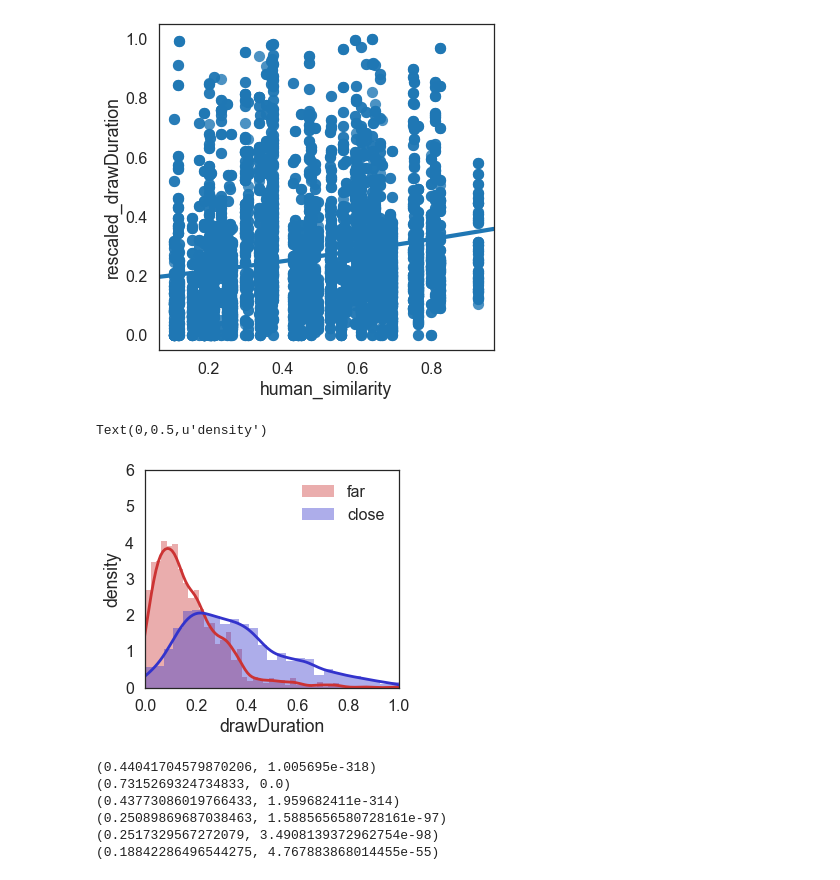
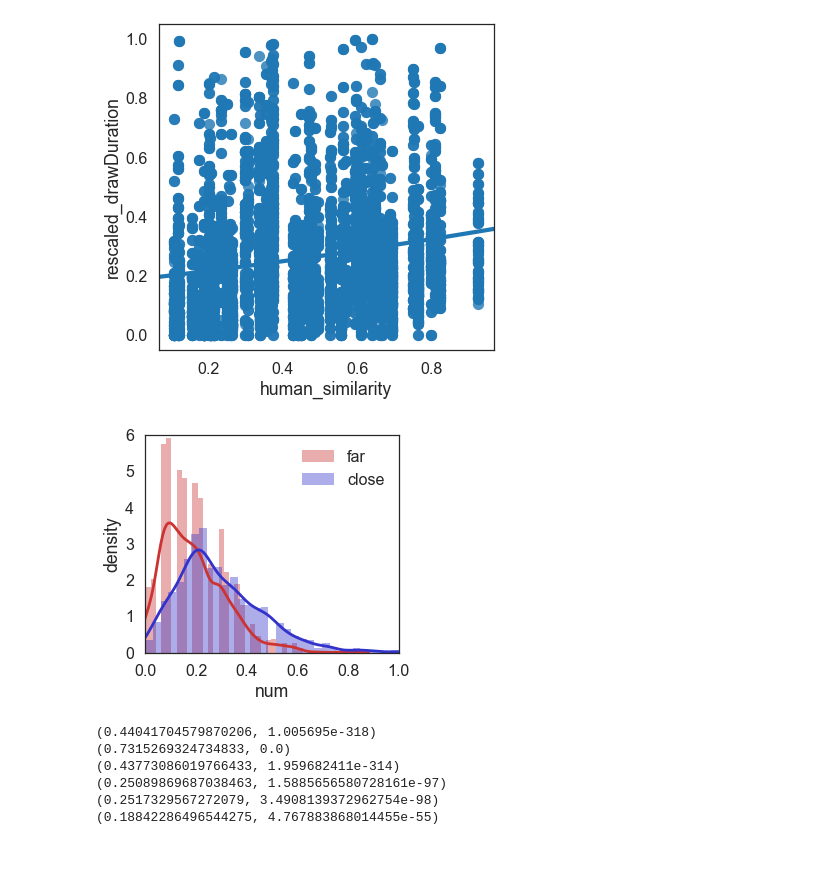
Before and after one commit to judithfan/visual_communication_in_context, a Jupyter notebook: analysis/pilot2_analysis_sketchpad_basic_recog.ipynb, the cells around one changed output. Saved outputs shown, nothing was run; the diff lists cells and outputs as text; code cells hidden in the pictures.

```diff
--- a/analysis/pilot2_analysis_sketchpad_basic_recog.ipynb
+++ b/analysis/pilot2_analysis_sketchpad_basic_recog.ipynb
@@ -603,22 +626,22 @@ sns.regplot(data=X,
 <matplotlib.axes._subplots.AxesSubplot at 0x...>
 [figure]
 # %%
-metric = 'rescaled_drawDuration'
+metric = 'rescaled_num_strokes'
 f = X[X['condition']=='further'][metric].values
 c = X[X['condition']=='closer'][metric].values
 
 fig = plt.figure(figsize=(10,4))
 plt.subplot(121)
 h = sns.distplot(f,color=[0.8,0.2,0.2],label='far')
 h = sns.distplot(c,color=[0.2,0.2,0.8],label='close')
 plt.ylim([0,6])
 plt.legend()
 plt.xlim([0,1])
 plt.xlabel(metric.split('_')[1])
 plt.ylabel('density')
+plt.savefig('./plots/cost_density_by_condition_{}.pdf'.format(metric.split('_')[1]))
 # %% [output]
-Text(0,0.5,u'density')
-[figure, old version]
+[figure, new version]
 # %%
 ## resave out csv, augmented with rescaled cost parameters
 X.to_csv('./sketchpad_basic_recog_group_data_augmented.csv')
```
Also changed, not shown: parts of 11 cells of this notebook.
